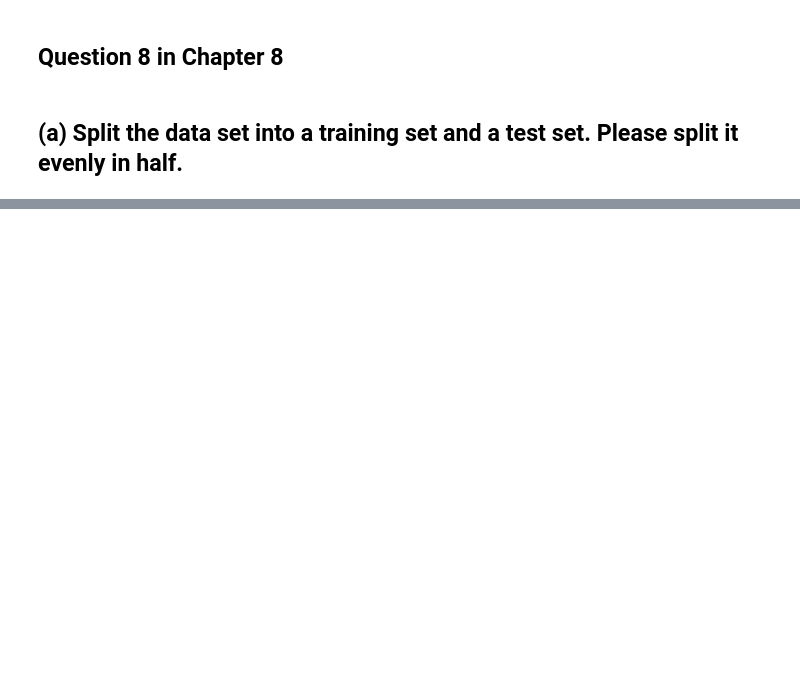
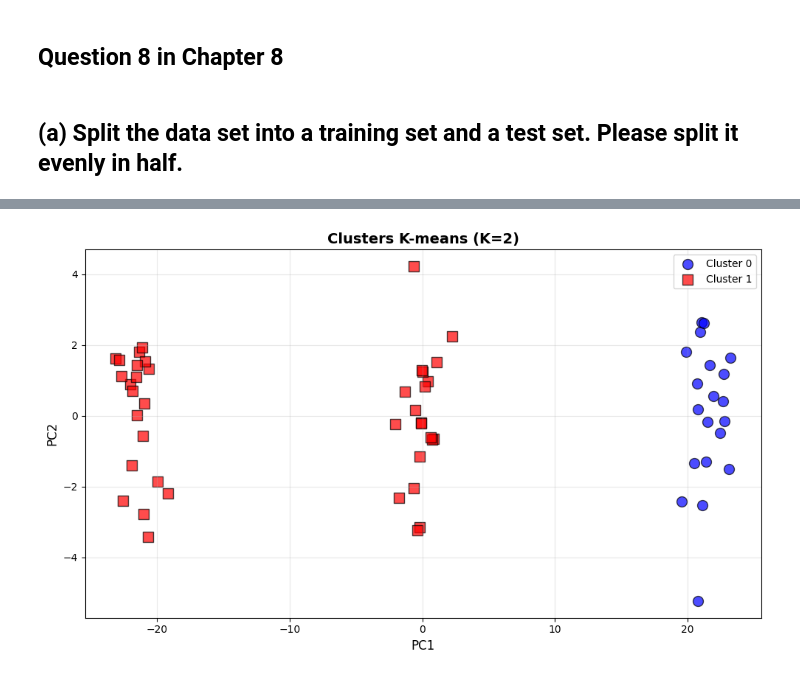
Before and after one commit to lekoundanmgedeon/machinelearning-islp, a Jupyter notebook: assignements/A2_ML/A2_ml.ipynb, the cells around one changed output, grey strips where cells are left out. Saved outputs shown, nothing was run; the diff lists cells and outputs as text; code cells hidden in the pictures; blank space fills up the shorter version.

```diff
--- a/assignements/A2_ML/A2_ml.ipynb
+++ b/assignements/A2_ML/A2_ml.ipynb
@@ -1338,0 +1455,16 @@ NotFittedError: This DecisionTreeRegressor instance is not fitted yet. Call 'fit
+# %%
+print("\n" + "="*70)
+print("(d) K-MEANS CLUSTERING AVEC K=2")
+print("="*70)
+
+# Apply K-means with K=2
+kmeans_2 = KMeans(n_clusters=2, random_state=42, n_init=10)
+clusters_2 = kmeans_2.fit_predict(X)
+
+# Create matrix confusion
+confusion_2 = pd.crosstab(y, clusters_2,
+                          rownames=['Vraie classe'],
+                          colnames=['Cluster prédit'])
+
+print("\nConfusion matrix (True classes vs Clusters K=2):")
+print(confusion_2)
@@ -1338,0 +1482,18 @@ NotFittedError: This DecisionTreeRegressor instance is not fitted yet. Call 'fit
+# %%
+# Visualisation
+plt.figure(figsize=(10, 6))
+for i in range(2):
+    mask = clusters_2 == i
+    plt.scatter(X_pca[mask, 0], X_pca[mask, 1],
+               c=colors[i], marker=markers[i],
+               label=f'Cluster {i}', alpha=0.7, s=100, edgecolors='black')
+
+plt.xlabel('PC1', fontsize=12)
+plt.ylabel('PC2', fontsize=12)
+plt.title('Clusters K-means (K=2)', fontsize=14, fontweight='bold')
+plt.legend()
+plt.grid(True, alpha=0.3)
+plt.tight_layout()
+plt.show()
+# %% [output]
+[figure, added]
```
Also changed, not shown: parts of 110 cells of this notebook.
